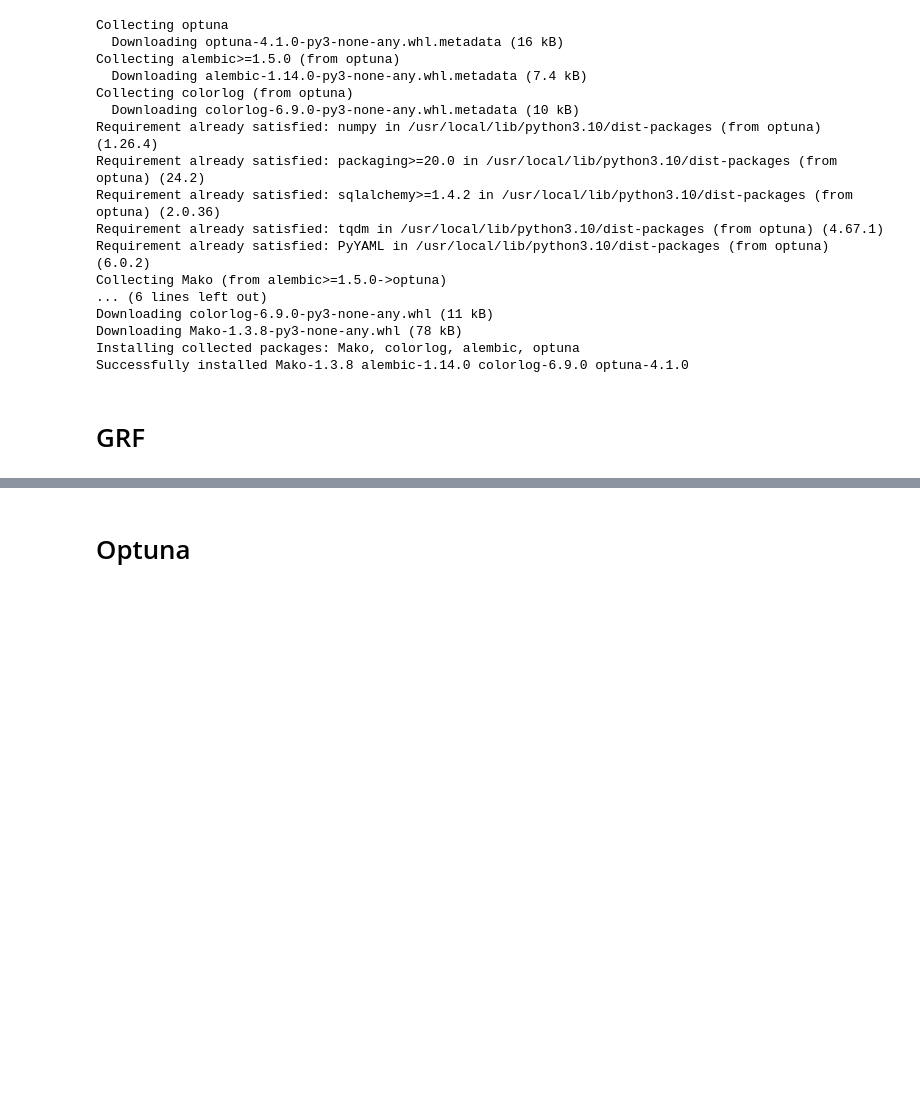
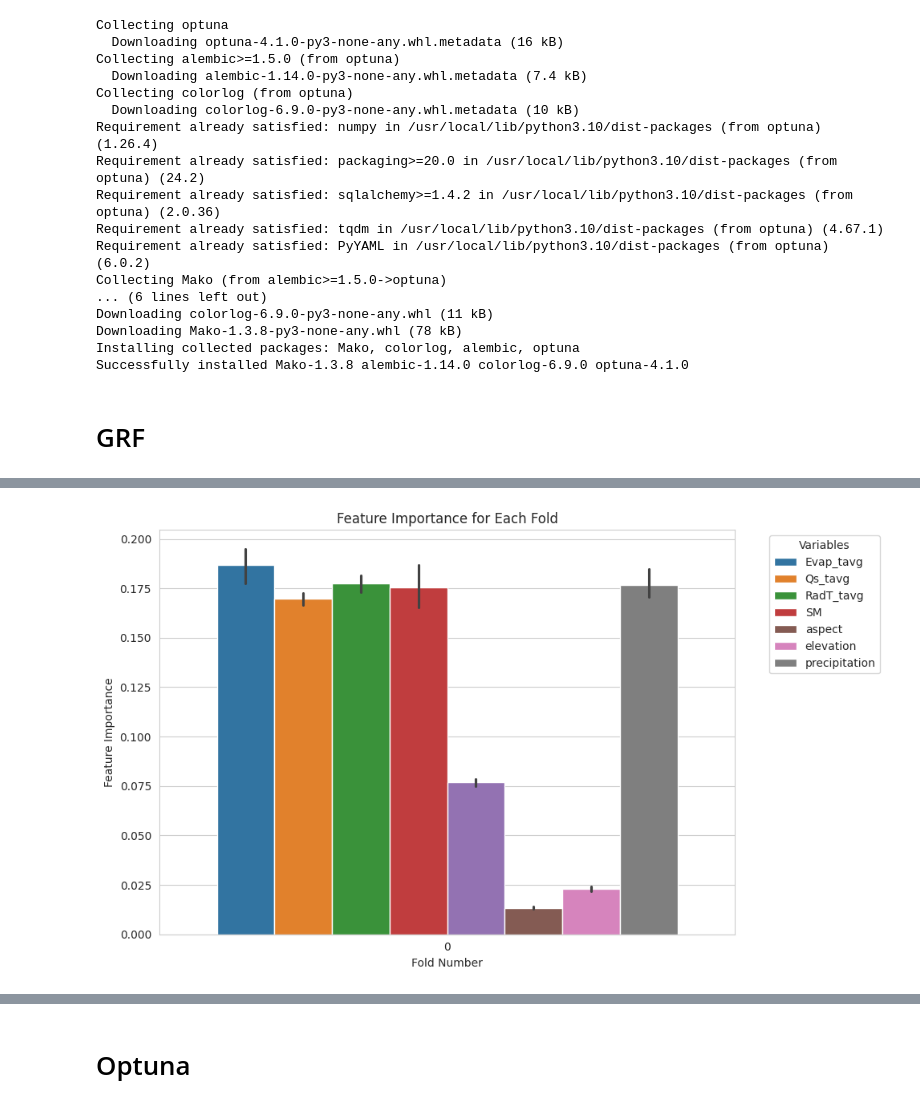
Before and after one commit to AshHydroCoder/GRACE-Downscaler, a Jupyter notebook: GRACE_RFM.ipynb, the cells around one changed output, grey strips where cells are left out. Cells and saved outputs as stored; diff of their text form; code cells hidden in the pictures; blank space fills up the shorter version.

```diff
--- a/GRACE_RFM.ipynb
+++ b/GRACE_RFM.ipynb
@@ -419,3 +400,0 @@ predict_combined, predict_global, predict_local = pygrf_example.predict(X_test,
-# %%
-xy_coord = df[['lat', 'lon']].values
-xy_coord
@@ -429,0 +444,6 @@ array([[27.125, 84.125],
+# %%
+from sklearn.model_selection import train_test_split
+from sklearn.ensemble import RandomForestRegressor
+from sklearn.metrics import mean_squared_error, r2_score
+y = df['lwe_thickness']
+X_train, X_test, y_train, y_test = train_test_split(df, y, test_size=0.2, random_state=42)
@@ -429,0 +477,4 @@ array([[27.125, 84.125],
+# %%
+# function for standarizing independent variables
+def standarize_data(data, stats):
+    return (data - stats['mean']) / stats['std']
@@ -429,0 +574,27 @@ array([[27.125, 84.125],
+# %%
+import matplotlib.pyplot as plt
+import seaborn as sns
+
+# Set up the figure and axis
+plt.figure(figsize=(10, 6))
+
+# Melt the df_global_fi to have one row per fold and variable for easier plotting
+df_global_fi_melted = df_global_fi.reset_index().melt(id_vars=['index'], value_vars=df_global_fi.columns)
+
+# Rename columns for clarity
+df_global_fi_melted.columns = ['Fold', 'Variable', 'Importance']
+
+# Plotting the data
+sns.barplot(data=df_global_fi_melted, x='Fold', y='Importance', hue='Variable')
+
+# Add labels and title
+plt.xlabel('Fold Number')
+plt.ylabel('Feature Importance')
+plt.title('Feature Importance for Each Fold')
+plt.legend(title='Variables', bbox_to_anchor=(1.05, 1), loc='upper left')
+
+# Display the plot
+plt.tight_layout()
+plt.show()
+# %% [output]
+[figure, added]
```
Also changed, not shown: parts of 27 cells of this notebook.
